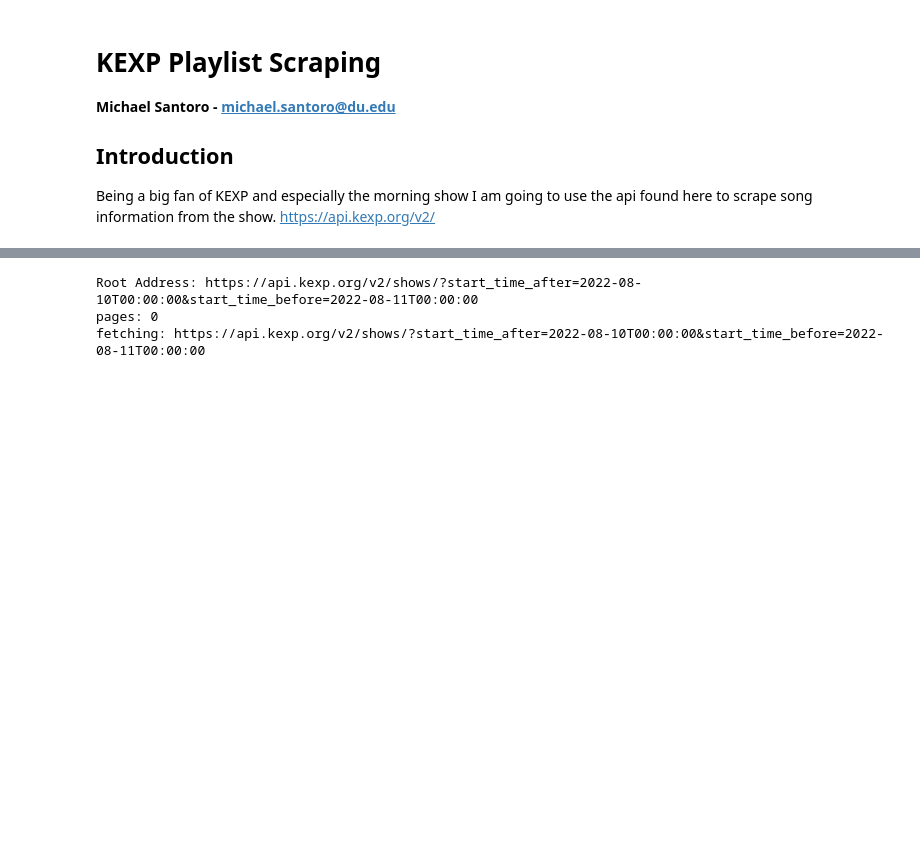
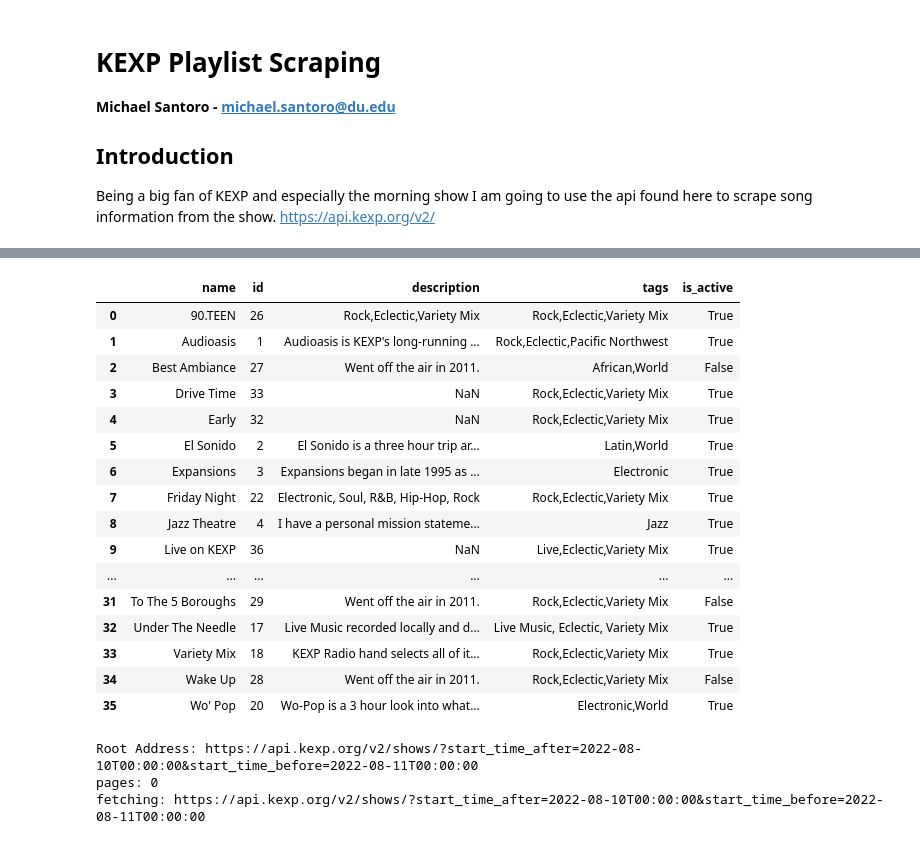
Before and after one commit to Michael-Santoro/kexpPlaylist, a Jupyter notebook: kexpToolsTest.ipynb, the cells around one changed output, grey strips where cells are left out. Saved outputs shown, nothing was run; the diff lists cells and outputs as text; code cells hidden in the pictures; blank space fills up the shorter version.

```diff
--- a/kexpToolsTest.ipynb
+++ b/kexpToolsTest.ipynb
@@ -12,3 +28,23 @@ kexp = kexp()
+# %%
+kexp.programs
+# %% [output]
+|  | name | id | description | tags | is_active |
+| 0 | 90.TEEN | 26 | Rock,Eclectic,Variety Mix | Rock,Eclectic,Variety Mix | True |
+| 1 | Audioasis | 1 | Audioasis is KEXP's long-running ... | Rock,Eclectic,Pacific Northwest | True |
+| 2 | Best Ambiance | 27 | Went off the air in 2011. | African,World | False |
+| 3 | Drive Time | 33 | NaN | Rock,Eclectic,Variety Mix | True |
+| 4 | Early | 32 | NaN | Rock,Eclectic,Variety Mix | True |
+| 5 | El Sonido | 2 | El Sonido is a three hour trip ar... | Latin,World | True |
+| 6 | Expansions | 3 | Expansions began in late 1995 as ... | Electronic | True |
+| 7 | Friday Night | 22 | Electronic, Soul, R&B, Hip-Hop, Rock | Rock,Eclectic,Variety Mix | True |
+| 8 | Jazz Theatre | 4 | I have a personal mission stateme... | Jazz | True |
+| 9 | Live on KEXP | 36 | NaN | Live,Eclectic,Variety Mix | True |
+| ... | ... | ... | ... | ... | ... |
+| 31 | To The 5 Boroughs | 29 | Went off the air in 2011. | Rock,Eclectic,Variety Mix | False |
+| 32 | Under The Needle | 17 | Live Music recorded locally and d... | Live Music, Eclectic, Variety Mix | True |
+| 33 | Variety Mix | 18 | KEXP Radio hand selects all of it... | Rock,Eclectic,Variety Mix | True |
+| 34 | Wake Up | 28 | Went off the air in 2011. | Rock,Eclectic,Variety Mix | False |
+| 35 | Wo' Pop | 20 | Wo-Pop is a 3 hour look into what... | Electronic,World | True |
 # %%
 todaysShows = kexp.getShowsDay(2022,8,10)
 # %% [output]
```
Also changed, not shown: parts of 9 cells of this notebook, 5 other files.
